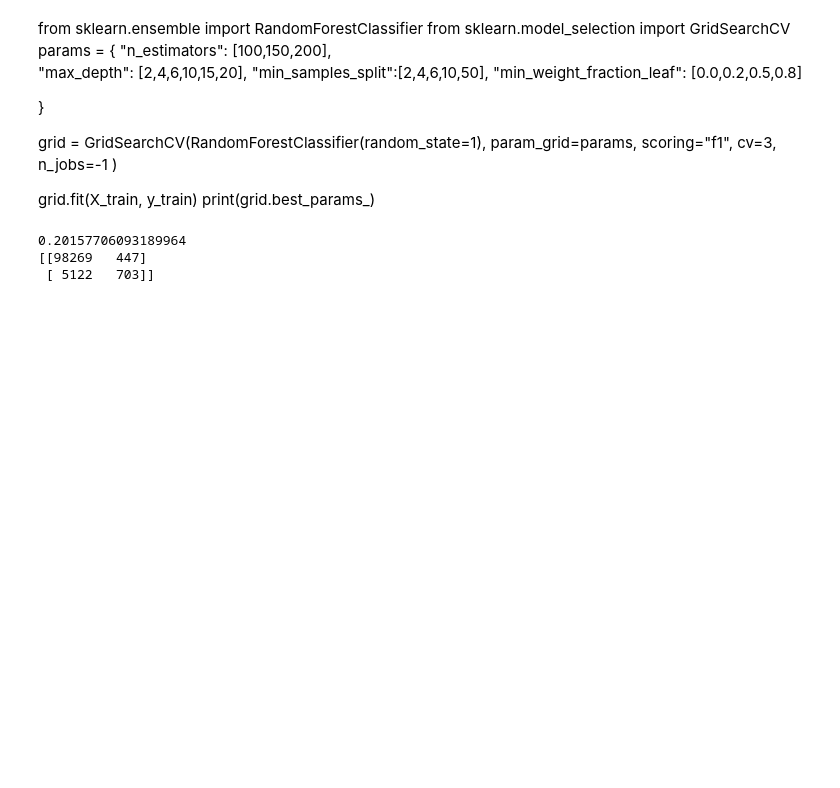
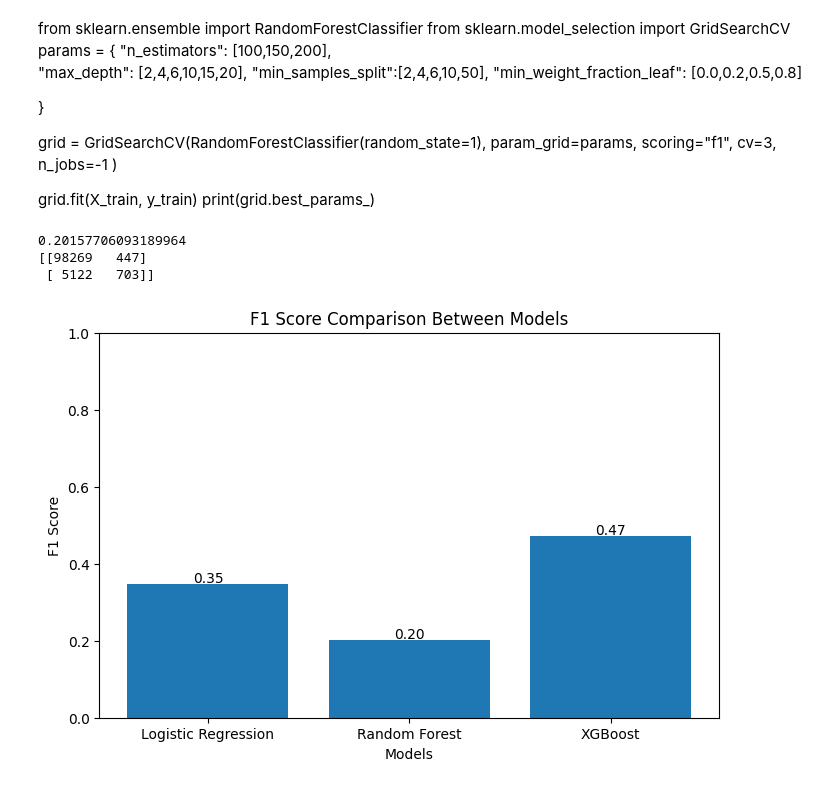
Before and after one commit to TheOneEnzo/heart_disease_predictor, a Jupyter notebook: main.ipynb, the cells around one changed output. Cells and saved outputs as stored; diff of their text form; code cells hidden in the pictures; blank space fills up the shorter version.

Commit message:
Added pyplot
F1 barplot

```diff
--- a/main.ipynb
+++ b/main.ipynb
@@ -377,8 +380,8 @@ from sklearn.metrics import confusion_matrix, ConfusionMatrixDisplay
 import matplotlib.pyplot as plt
 
 
-f1 = f1_score(y_true=y_val, y_pred=y_pred)
-print(f1)
+f1_log = f1_score(y_true=y_val, y_pred=y_pred)
+print(f1_log)
 
 cm = confusion_matrix(y_val, y_pred)
 print(cm)
@@ -450,7 +454,8 @@ model.fit(X_train, y_train)
 
 y_pred = model.predict(X_val)
 
-print(f1_score(y_val,y_pred))
+f1_xgb = f1_score(y_val,y_pred)
+print(f1_xgb)
 print(confusion_matrix(y_val, y_pred))
 # %% [output]
 Parameters: { "use_label_encoder" } are not used.
@@ -488,9 +493,37 @@ y_val = pd.DataFrame(y_val)
 model.fit(X_train,y_train)
 y_pred = model.predict(X_val)
 
-print(f1_score(y_val,y_pred))
+
+f1_rfc = f1_score(y_val,y_pred)
+print(f1_rfc)
 print(confusion_matrix(y_val, y_pred))
 # %% [output]
 0.20157706093189964
 [[98269   447]
  [ 5122   703]]
+# %%
+import matplotlib.pyplot as plt
+evaluated_models = ['Logistic Regression', 'Random Forest', 'XGBoost']
+f1_scores = [f1_log,f1_rfc,f1_xgb]
+
+
+# Create bar chart
+plt.figure(figsize=(8, 5))
+plt.bar(evaluated_models, f1_scores)
+
+# Add labels and title
+plt.xlabel('Models')
+plt.ylabel('F1 Score')
+plt.title('F1 Score Comparison Between Models')
+
+# Add the exact values on top of bars
+for i, score in enumerate(f1_scores):
+    plt.text(i, score + 0.005, f'{score:.2f}', ha='center', fontsize=10)
+
+# Set y-axis range
+plt.ylim(0, 1)
+
+# Show the plot
+plt.show()
+# %% [output]
+[figure, added]
```
Also changed, not shown: parts of 2 cells of this notebook.
